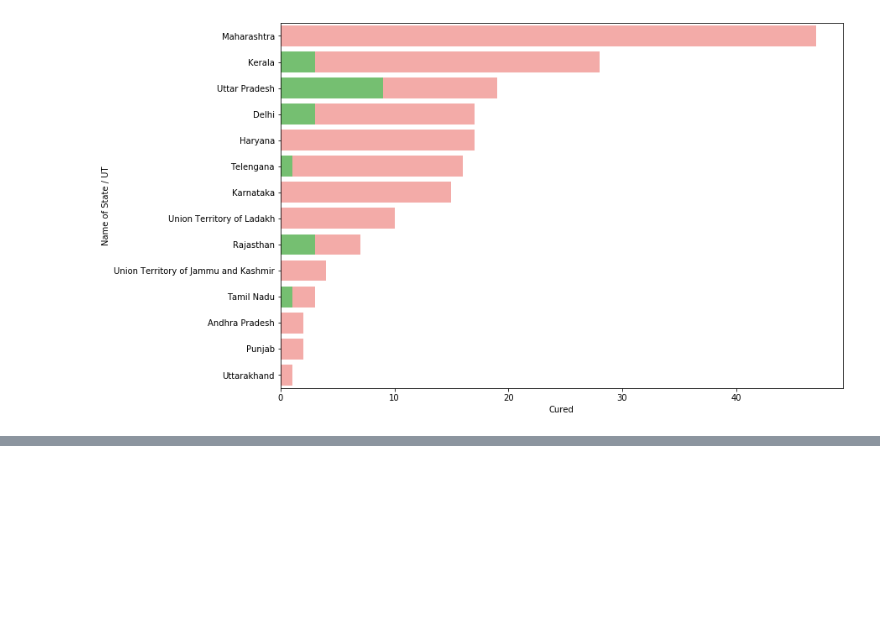
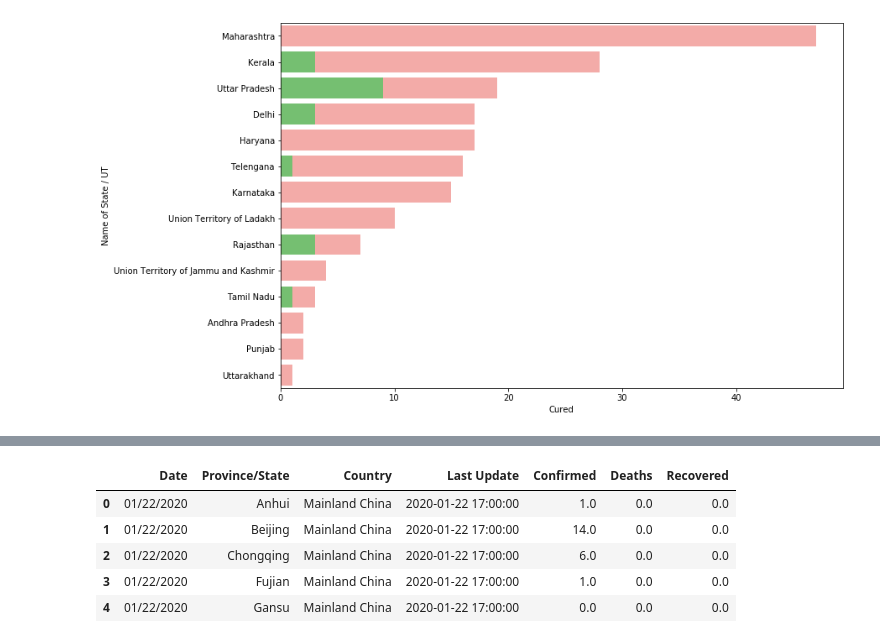
Before and after one commit to GowthamSiddarth/Covid19Edureka, a Jupyter notebook: covid19.ipynb, the cells around one changed output, grey strips where cells are left out. Drawn from its saved outputs; the diff is of its cells as text; code cells hidden in the pictures; blank space fills up the shorter version.

```diff
--- a/covid19.ipynb
+++ b/covid19.ipynb
@@ -176,0 +179,21 @@ fig.show()
+# %%
+df = pd.read_csv(os.path.join(DATA_SOURCE, "covid_19_data.csv"), parse_dates=['Last Update'])
+df.drop(['SNo'], axis=1, inplace=True)
+df.rename(columns={"ObservationDate": "Date", "Country/Region": 'Country'}, inplace=True)
+
+df_confirmed = pd.read_csv(os.path.join(DATA_SOURCE, "time_series_covid_19_confirmed.csv"))
+df_recovered = pd.read_csv(os.path.join(DATA_SOURCE, "time_series_covid_19_recovered.csv"))
+df_deaths = pd.read_csv(os.path.join(DATA_SOURCE, "time_series_covid_19_deaths.csv"))
+
+df_confirmed.rename(columns={"Country/Region": 'Country'}, inplace=True)
+df_recovered.rename(columns={"Country/Region": 'Country'}, inplace=True)
+df_deaths.rename(columns={"Country/Region": 'Country'}, inplace=True)
+
+df.head()
+# %% [output]
+|  | Date | Province/State | Country | Last Update | Confirmed | Deaths | Recovered |
+| 0 | 01/22/2020 | Anhui | Mainland China | 2020-01-22 17:00:00 | 1.0 | 0.0 | 0.0 |
+| 1 | 01/22/2020 | Beijing | Mainland China | 2020-01-22 17:00:00 | 14.0 | 0.0 | 0.0 |
+| 2 | 01/22/2020 | Chongqing | Mainland China | 2020-01-22 17:00:00 | 6.0 | 0.0 | 0.0 |
+| 3 | 01/22/2020 | Fujian | Mainland China | 2020-01-22 17:00:00 | 1.0 | 0.0 | 0.0 |
+| 4 | 01/22/2020 | Gansu | Mainland China | 2020-01-22 17:00:00 | 0.0 | 0.0 | 0.0 |
```
Also changed, not shown: parts of 2 cells of this notebook.
